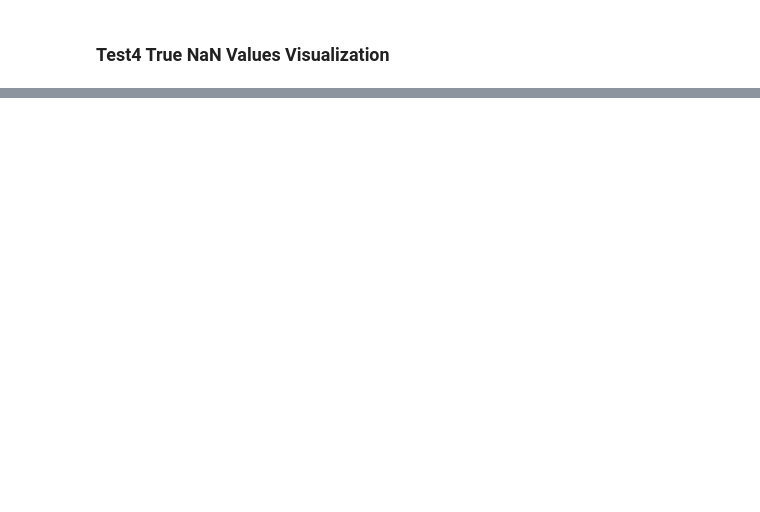
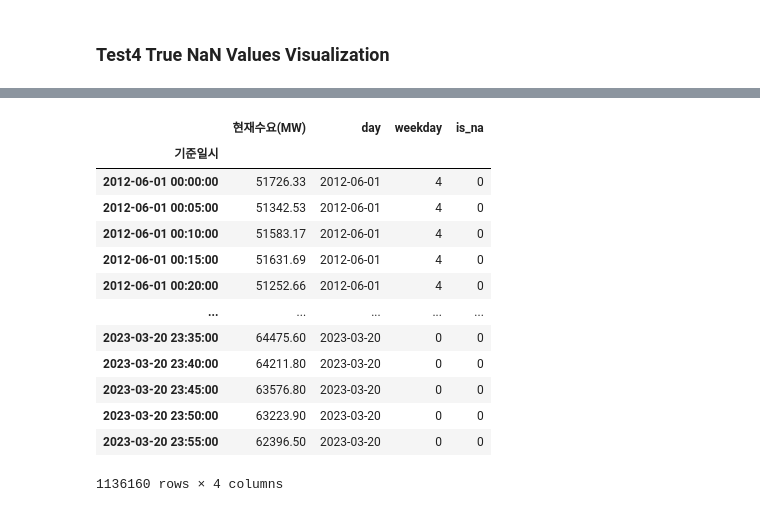
Before and after one commit to jihosuperman/forecasting_power_demand, a Jupyter notebook: power_demand_interpolation.ipynb, the cells around one changed output, grey strips where cells are left out. Cells and saved outputs as stored; diff of their text form; code cells hidden in the pictures; blank space fills up the shorter version.

```diff
--- a/power_demand_interpolation.ipynb
+++ b/power_demand_interpolation.ipynb
@@ -1636,2 +1697,27 @@ Text(0.5, 1.0, 'Mean RMSE')
 # %% [markdown]
 ### Test4 True NaN Values Visualization
+# %%
+power_demand_intp = pd.read_csv('./data/한국전력거래소_5분단위 전력수급현황_20120601_20230320.csv')
+power_demand_intp = power_demand_intp.drop(columns='Unnamed: 0')
+power_demand_intp['기준일시'] = pd.to_datetime(power_demand_intp['기준일시'], format="%Y-%m-%d %H:%M")
+
+power_demand_intp = power_demand_intp[['기준일시', '현재수요(MW)']]
+power_demand_intp['현재수요(MW)'] = power_demand_intp['현재수요(MW)'].replace(0, np.NaN)
+
+# 데이터 자체가 없는 경우(예. 2022년 4월 6일 16:00 데이터가 없는 경우) 아예 '기준일시' 컬럼에 값이 존재하지 않아 빈 곳을 채움)
+power_demand_intp = power_demand_intp.set_index('기준일시').resample('5T').first().reset_index()
+
+# 일별 NaN값을 조회하기 위해 day 컬럼 생성
+power_demand_intp['day'] = power_demand_intp['기준일시'].dt.strftime("%Y-%m-%d")
+
+power_demand_intp = power_demand_intp.set_index('기준일시')
+
+pd_220428 = pd.read_csv('./data/20220428_power_demand.csv')
+idx = power_demand_intp.loc['2022-04-28'].index
+pd_220428 = pd_220428.set_index(idx)
+power_demand_intp.loc['2022-04-28', '현재수요(MW)'] = pd_220428['현재수요(MW)']
+
+power_demand_intp = power_demand_intp.reset_index()
+power_demand_intp['weekday'] = power_demand_intp['기준일시'].dt.weekday
+power_demand_intp = power_demand_intp.set_index('기준일시')
+power_demand_intp
@@ -1637,0 +1778,18 @@ Text(0.5, 1.0, 'Mean RMSE')
+# %%
+power_demand_intp['is_na'] = power_demand_intp['현재수요(MW)'].isna().astype(int)
+power_demand_intp
+# %% [output]
+|  | 현재수요(MW) | day | weekday | is_na |
+| 기준일시 |  |  |  |  |
+| 2012-06-01 00:00:00 | 51726.33 | 2012-06-01 | 4 | 0 |
+| 2012-06-01 00:05:00 | 51342.53 | 2012-06-01 | 4 | 0 |
+| 2012-06-01 00:10:00 | 51583.17 | 2012-06-01 | 4 | 0 |
+| 2012-06-01 00:15:00 | 51631.69 | 2012-06-01 | 4 | 0 |
+| 2012-06-01 00:20:00 | 51252.66 | 2012-06-01 | 4 | 0 |
+| ... | ... | ... | ... | ... |
+| 2023-03-20 23:35:00 | 64475.60 | 2023-03-20 | 0 | 0 |
+| 2023-03-20 23:40:00 | 64211.80 | 2023-03-20 | 0 | 0 |
+| 2023-03-20 23:45:00 | 63576.80 | 2023-03-20 | 0 | 0 |
+| 2023-03-20 23:50:00 | 63223.90 | 2023-03-20 | 0 | 0 |
+| 2023-03-20 23:55:00 | 62396.50 | 2023-03-20 | 0 | 0 |
+1136160 rows × 4 columns
```
Also changed, not shown: parts of 19 cells of this notebook.
